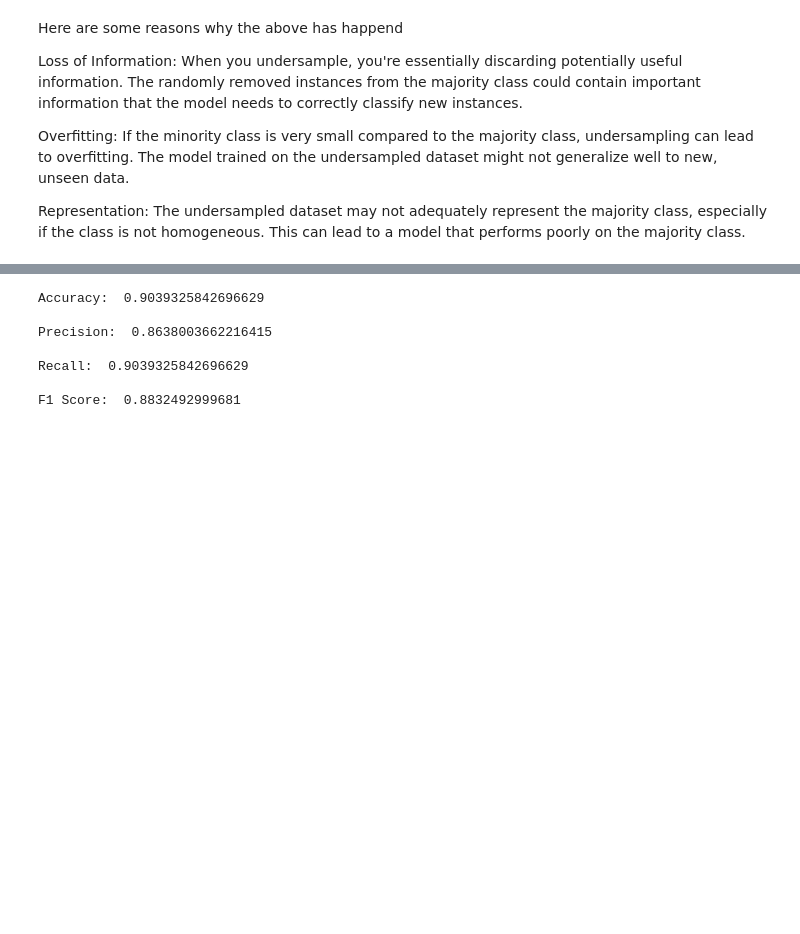
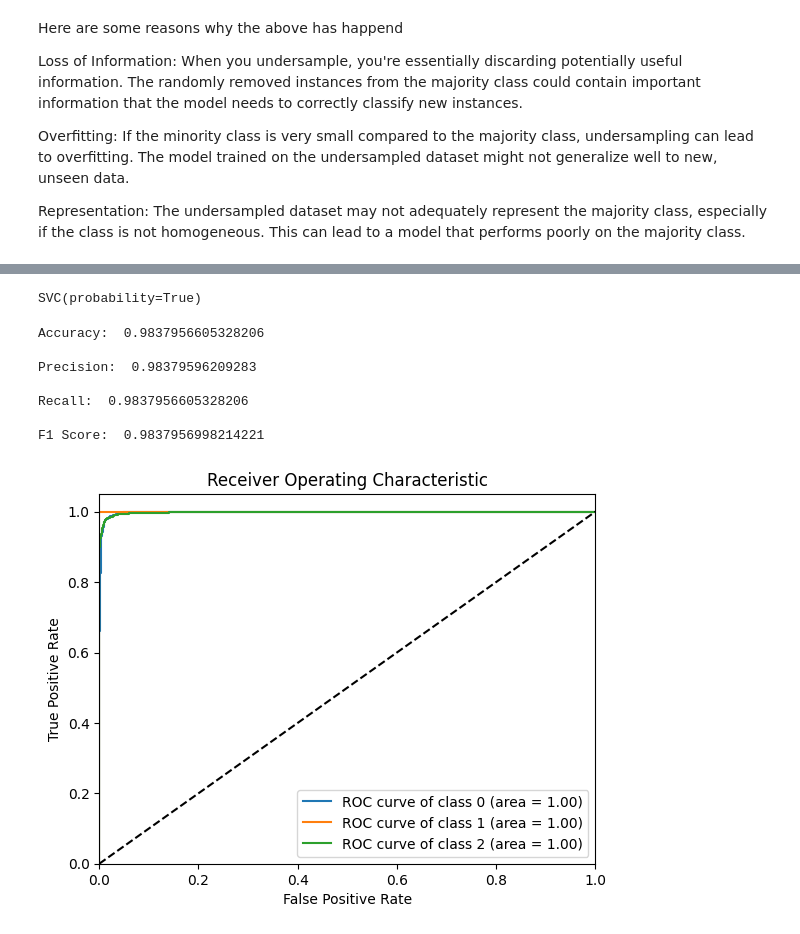
Before and after one commit to nightsinker/TSAP-UberEats, a Jupyter notebook: Data_Merge/IT2394_222197Y_Modelling.ipynb, the cells around one changed output, grey strips where cells are left out. Cells and saved outputs as stored; diff of their text form; code cells hidden in the pictures; blank space fills up the shorter version.

```diff
--- a/Data_Merge/IT2394_222197Y_Modelling.ipynb
+++ b/Data_Merge/IT2394_222197Y_Modelling.ipynb
@@ -232,0 +263,6 @@ weighted avg       0.82      0.84      0.81      1780
+# %%
+from sklearn.naive_bayes import MultinomialNB
+
+# initialize and train the Multinomial Naive Bayes model on the oversampled data
+mnb_model_over = MultinomialNB()
+mnb_model_over.fit(X_train_over, y_train_over)
@@ -254,0 +294,6 @@ F1 Score:  0.8149343812490736
+# %%
+from sklearn.naive_bayes import BernoulliNB
+
+# initialize and train the Bernoulli Naive Bayes model on the oversampled data
+bnb_model_over = BernoulliNB()
+bnb_model_over.fit(X_train_over, y_train_over)
@@ -316,20 +325,68 @@ KeyboardInterrupt:
+# %%
+from sklearn.svm import SVC
+
+# initialize and train the SVM model on the oversampled data
+svm_model_over = SVC(probability=True)
+svm_model_over.fit(X_train_over, y_train_over)
+# %% [output]
+SVC(probability=True)
 # %%
+# make predictions on the test set
+y_pred_over = svm_model_over.predict(X_test_over)
+
 # print accuracy
-print("\nAccuracy: ", accuracy_score(y_test, lr_y_pred))
+print("\nAccuracy: ", accuracy_score(y_test_over, y_pred_over))
 
 # print precision
-print("\nPrecision: ", precision_score(y_test, lr_y_pred, average='weighted'))
+print("\nPrecision: ", precision_score(y_test_over, y_pred_over, average='weighted'))
 
 # print recall
-print("\nRecall: ", recall_score(y_test, lr_y_pred, average='weighted'))
+print("\nRecall: ", recall_score(y_test_over, y_pred_over, average='weighted'))
 
 # print F1 score
-print("\nF1 Score: ", f1_score(y_test, lr_y_pred, average='weighted'))
+print("\nF1 Score: ", f1_score(y_test_over, y_pred_over, average='weighted'))
 # %% [output]
-Accuracy:  0.9039325842696629
+Accuracy:  0.9837956605328206
 
-Precision:  0.8638003662216415
+Precision:  0.98379596209283
 
-Recall:  0.9039325842696629
+Recall:  0.9837956605328206
 
-F1 Score:  0.8832492999681
+F1 Score:  0.9837956998214221
+# %%
+import numpy as np
+from sklearn.metrics import roc_curve, auc
+import matplotlib.pyplot as plt
+from sklearn.preprocessing import label_binarize
+
+# Binarize the output
+y_test_over_bin = label_binarize(y_test_over, classes=np.unique(y_train_over))
+
+# calculate the probabilities on the test set
+y_prob_over = svm_model_over.predict_proba(X_test_over)
+
+# calculate the number of unique classes
+n_classes = len(np.unique(y_train_over))
+
+# calculate the ROC curve and AUC for each class
+fpr = dict()
+tpr = dict()
+roc_auc = dict()
+for i in range(n_classes):
+    fpr[i], tpr[i], _ = roc_curve(y_test_over_bin[:, i], y_prob_over[:, i])
+    roc_auc[i] = auc(fpr[i], tpr[i])
+
+# plot the ROC curve
+plt.figure()
+for i in range(n_classes):
+    plt.plot(fpr[i], tpr[i], label='ROC curve of class {0} (area = {1:0.2f})'.format(i, roc_auc[i]))
+plt.plot([0, 1], [0, 1], 'k--')
+plt.xlim([0.0, 1.0])
+plt.ylim([0.0, 1.05])
+plt.xlabel('False Positive Rate')
+plt.ylabel('True Positive Rate')
+plt.title('Receiver Operating Characteristic')
+plt.legend(loc="lower right")
+plt.show()
+# %% [output]
+[figure, added]
```
Also changed, not shown: parts of 32 cells of this notebook.
